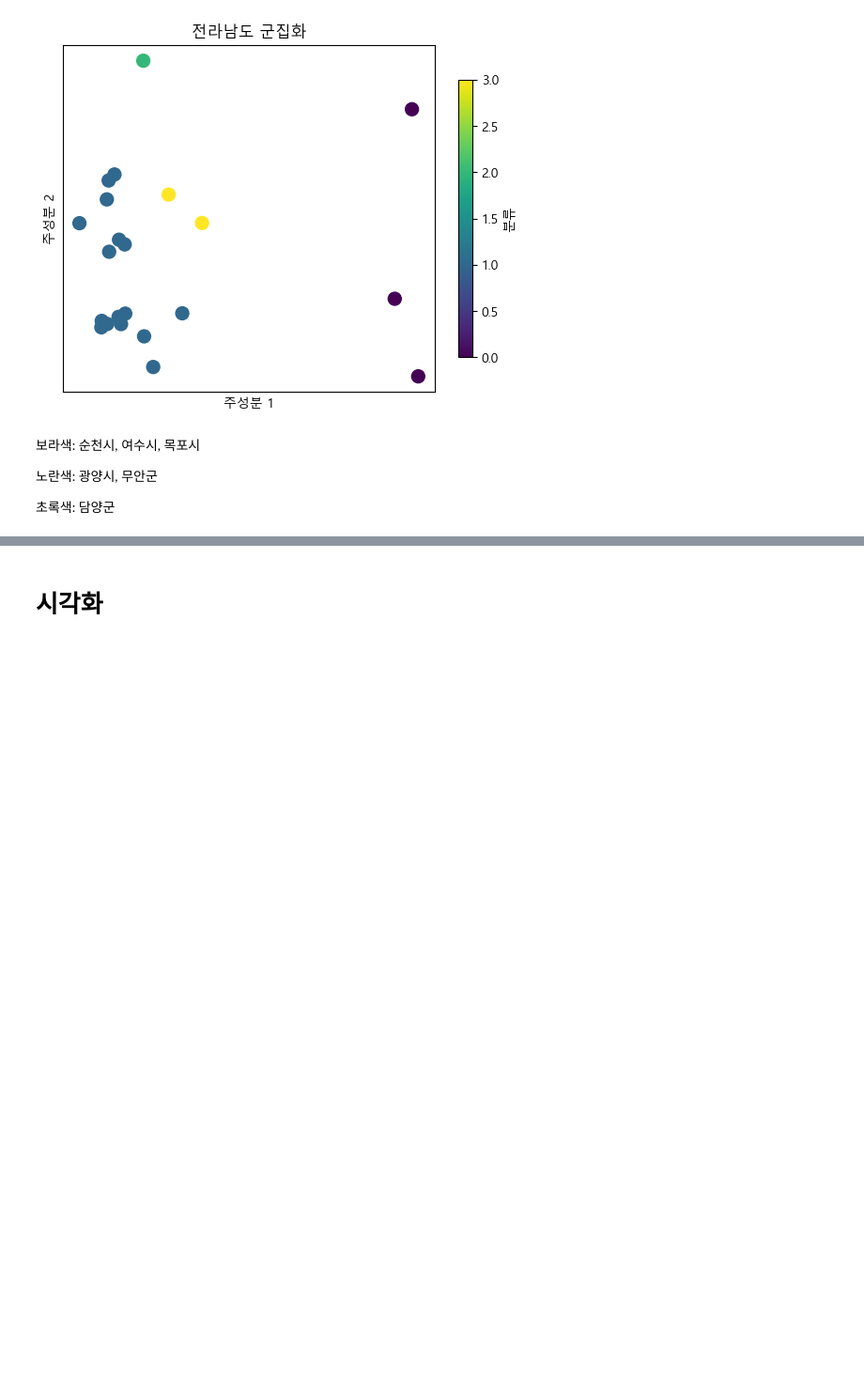
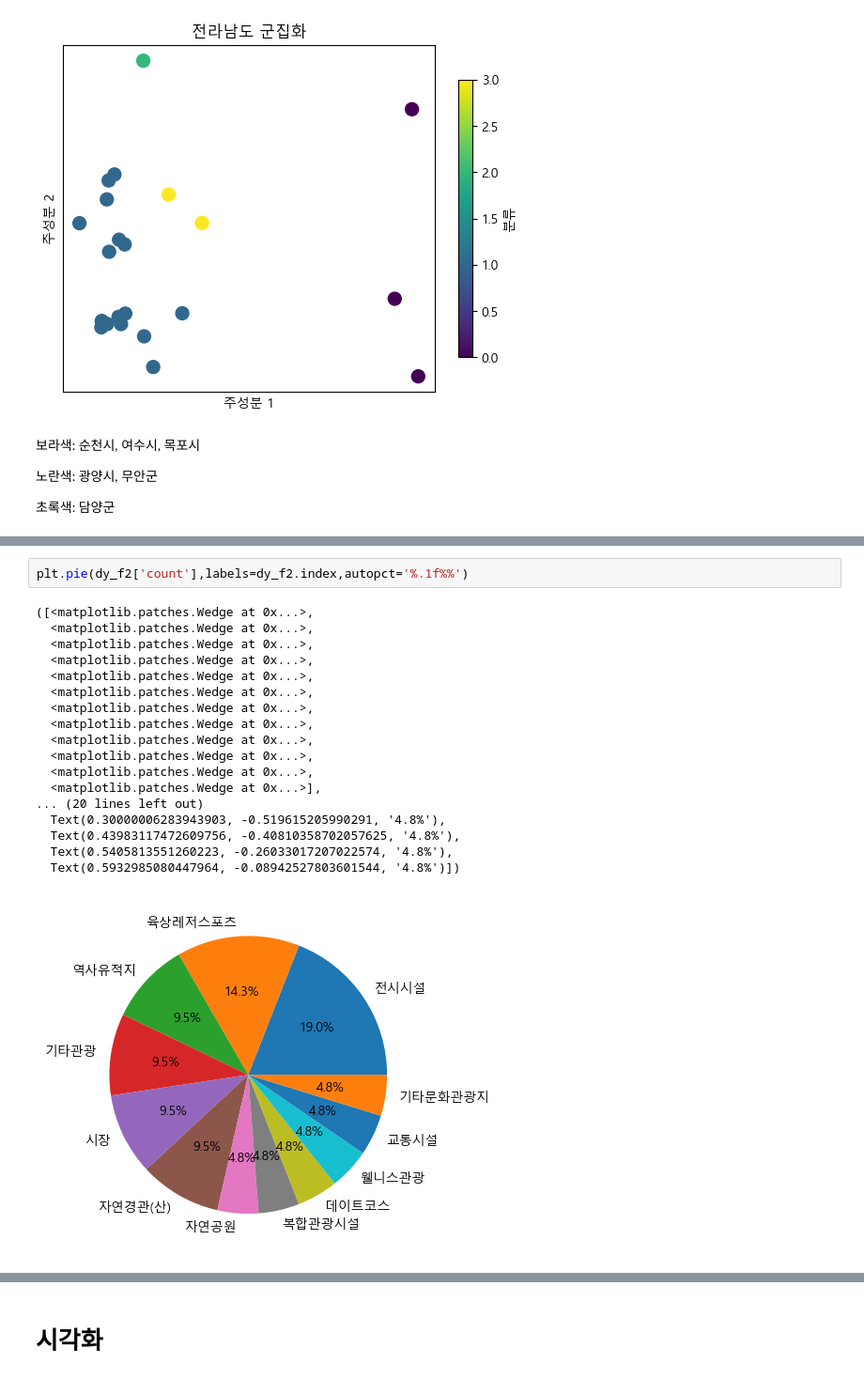
Before and after one commit to sheershay/ise-sr-project, a Jupyter notebook: clustering/clustering.ipynb, the cells around one changed output, grey strips where cells are left out. Shown at 94% size. Cells and saved outputs as stored; diff of their text form; blank space fills up the shorter version.

```diff
--- a/clustering/clustering.ipynb
+++ b/clustering/clustering.ipynb
@@ -1147,0 +1184,21 @@ plt.show()
+# %%
+plt.pie(dy_f2['count'],labels=dy_f2.index,autopct='%.1f%%')
+# %% [output]
+([<matplotlib.patches.Wedge at 0x...>,
+  <matplotlib.patches.Wedge at 0x...>,
+  <matplotlib.patches.Wedge at 0x...>,
+  <matplotlib.patches.Wedge at 0x...>,
+  <matplotlib.patches.Wedge at 0x...>,
+  <matplotlib.patches.Wedge at 0x...>,
+  <matplotlib.patches.Wedge at 0x...>,
+  <matplotlib.patches.Wedge at 0x...>,
+  <matplotlib.patches.Wedge at 0x...>,
+  <matplotlib.patches.Wedge at 0x...>,
+  <matplotlib.patches.Wedge at 0x...>,
+  <matplotlib.patches.Wedge at 0x...>],
+... (20 lines left out)
+  Text(0.30000006283943903, -0.519615205990291, '4.8%'),
+  Text(0.43983117472609756, -0.40810358702057625, '4.8%'),
+  Text(0.5405813551260223, -0.26033017207022574, '4.8%'),
+  Text(0.5932985080447964, -0.08942527803601544, '4.8%')])
+[figure, added]
```
Also changed, not shown: parts of 10 cells of this notebook, 1 other file.
